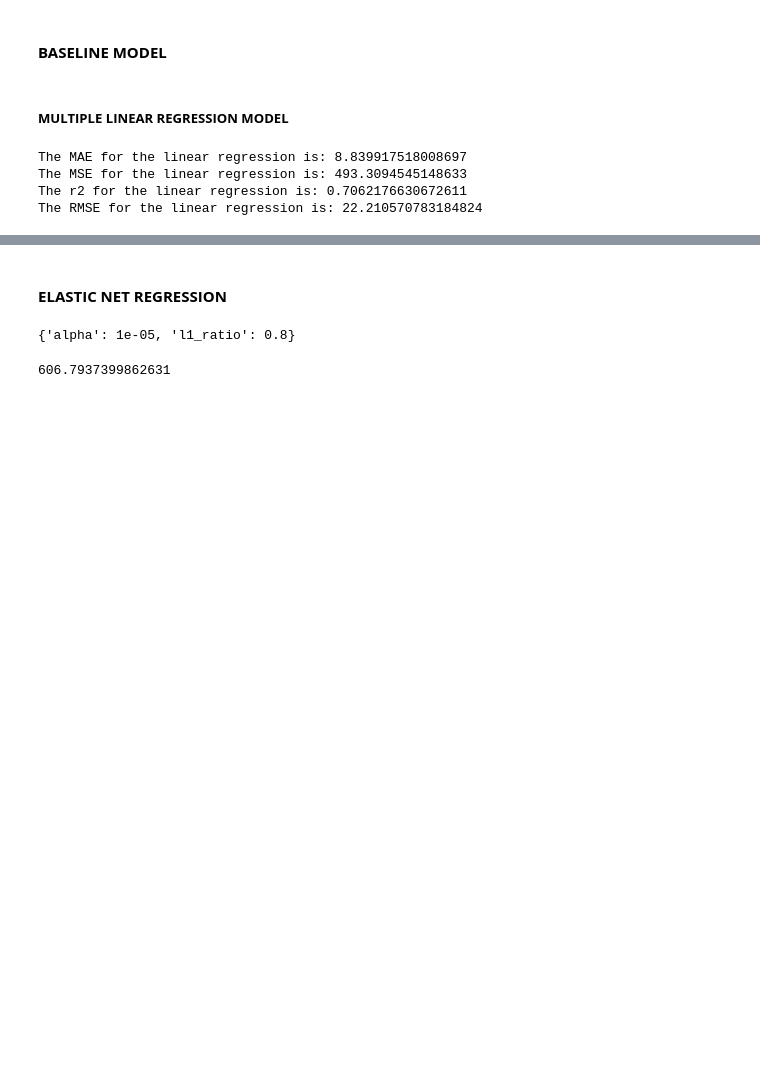
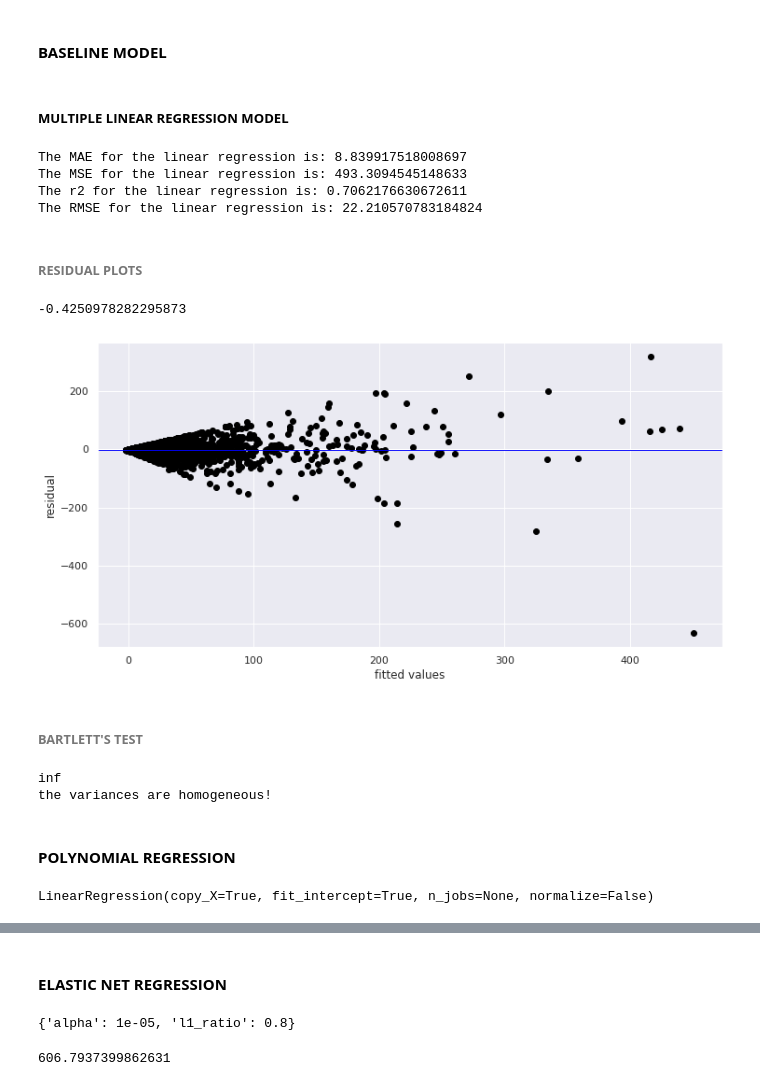
Before and after one commit to Viviankatheu/Future-Contraceptive-Use, a Jupyter notebook: Intelligent_Forecasting_Challenge_Model_Future_Contraceptive__Use_in_Cote_d'Ivoire.ipynb, the cells around one changed output, grey strips where cells are left out. Cells and saved outputs as stored; diff of their text form; code cells hidden in the pictures; blank space fills up the shorter version.

Commit message:
Polynomial Regression

```diff
--- a/Intelligent_Forecasting_Challenge_Model_Future_Contraceptive__Use_in_Cote_d'Ivoire.ipynb
+++ b/Intelligent_Forecasting_Challenge_Model_Future_Contraceptive__Use_in_Cote_d'Ivoire.ipynb
@@ -1276,3 +1277,55 @@ The MAE for the linear regression is: 8.839917518008697
 The MSE for the linear regression is: 493.3094545148633
 The r2 for the linear regression is: 0.7062176630672611
 The RMSE for the linear regression is: 22.210570783184824
+# %% [markdown]
+###### **RESIDUAL PLOTS**
+# %%
+# residual plots
+residuals =np.subtract(y_pred, y_test)
+print(residuals.mean())
+#plotting the residuals
+plt.scatter(y_pred, residuals, color='black')
+plt.ylabel('residual')
+plt.xlabel('fitted values')
+plt.axhline(y= residuals.mean(), color= 'yellow', linewidth=1)
+plt.show()
+# %% [output]
+-0.4250978282295873
+[figure, added]
+# %% [markdown]
+###### **BARTLETT'S TEST**
+# %%
+#Bartlett's test
+import scipy as sp
+
+test_result, p_value = sp.stats.bartlett(y_pred, residuals)
+
+# To interpret the results we must also compute a critical value of the chi squared distribution
+degree_of_freedom = len(y_pred)-1
+probability = 1 - p_value
+
+critical_value = sp.stats.chi2.ppf(probability, degree_of_freedom)
+print(critical_value)
+
+# If the test_result is greater than the critical value, then we reject our null hypothesis. This would mean that there are patterns to the variance of the data.
+# Otherwise, we can identify no patterns, and we accept the null hypothesis that the variance is homogeneous across our data
+
+if (test_result > critical_value):
+  print('the variances are unequal, and the model should be reassessed')
+else:
+  print('the variances are homogeneous!')
+# %% [output]
+inf
+the variances are homogeneous!
+# %% [markdown]
+#### **POLYNOMIAL REGRESSION**
+# %%
+# Fitting the model
+from sklearn.preprocessing import PolynomialFeatures
+poly_reg = PolynomialFeatures(degree = 2)
+X_poly = poly_reg.fit_transform(X_train)
+
+pol_reg = LinearRegression()
+pol_reg.fit(X_poly, y_train)
+# %% [output]
+LinearRegression(copy_X=True, fit_intercept=True, n_jobs=None, normalize=False)
```
Also changed, not shown: parts of 14 cells of this notebook.
